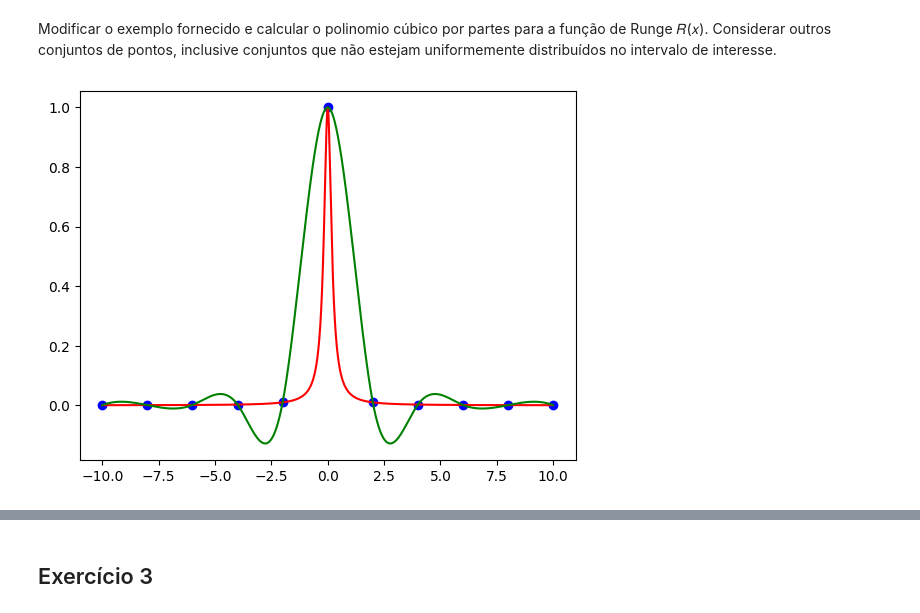
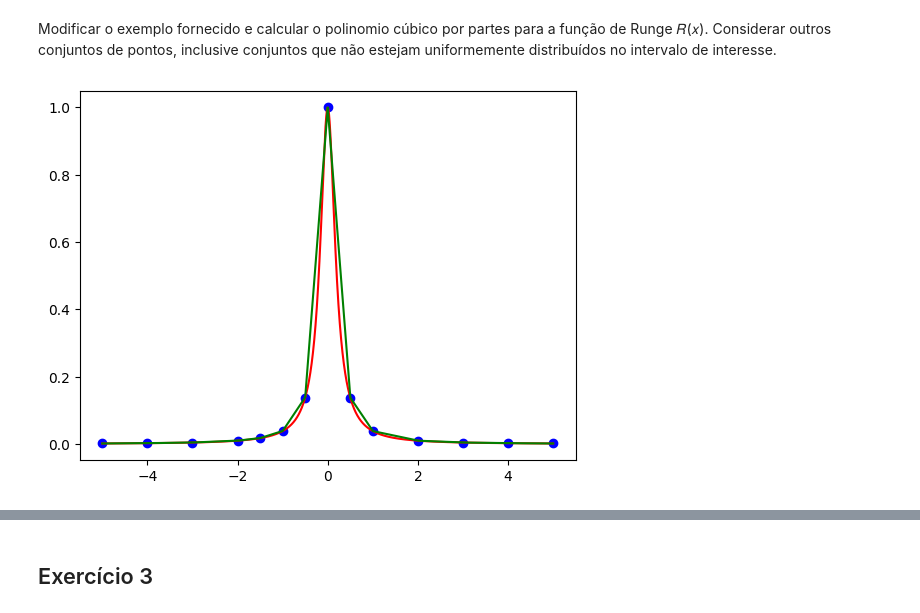
Before and after one commit to heloisaPazeti/Calc_Numeric, a Jupyter notebook: Exercicios/Lista_5.ipynb, the cells around one changed output, grey strips where cells are left out. Drawn from its saved outputs; the diff is of its cells as text; code cells hidden in the pictures.

```diff
--- a/Exercicios/Lista_5.ipynb
+++ b/Exercicios/Lista_5.ipynb
@@ -90,18 +95,16 @@ def CalculateAndPlot(boundarie, pointsX, pointsY, type):
 # %%
 # EXEMPLO ORIGINAL
 
 x1 = np.array([-5, -4, -3, -2, -1.5, -1, -0.5, 0, 0.5, 1, 2, 3, 4, 5])
 y1 = R(x1)
 
 # OUTRO EXEMPLO
 
 x2 = np.array([-10, -8, -6, -4, -2, 0, 2, 4, 6, 8, 10])
 y2 = R(x2)
 
 # PLOTAGEM
 
-#CalculateAndPlot(5, x1, y1, 'linear')
-#CalculateAndPlot(10, x2, y2, 'linear')
-CalculateAndPlot(10, x2, y2, 'cubic')
+CalculateAndPlot(5, x1, y1, 'linear')
 # %% [output]
-[figure, old version]
+[figure, new version]
```
Also changed, not shown: parts of 28 cells of this notebook, 3 other files.
